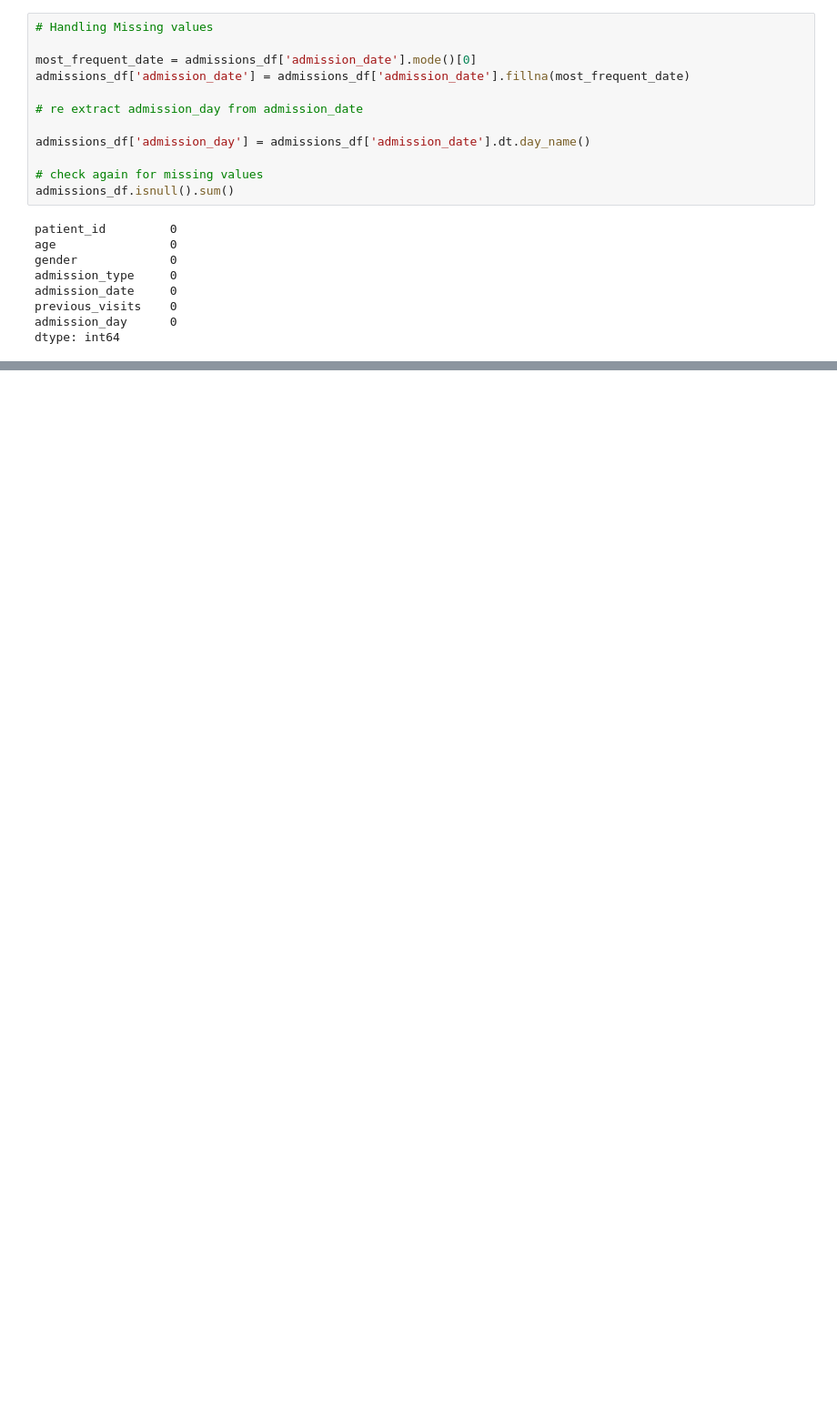
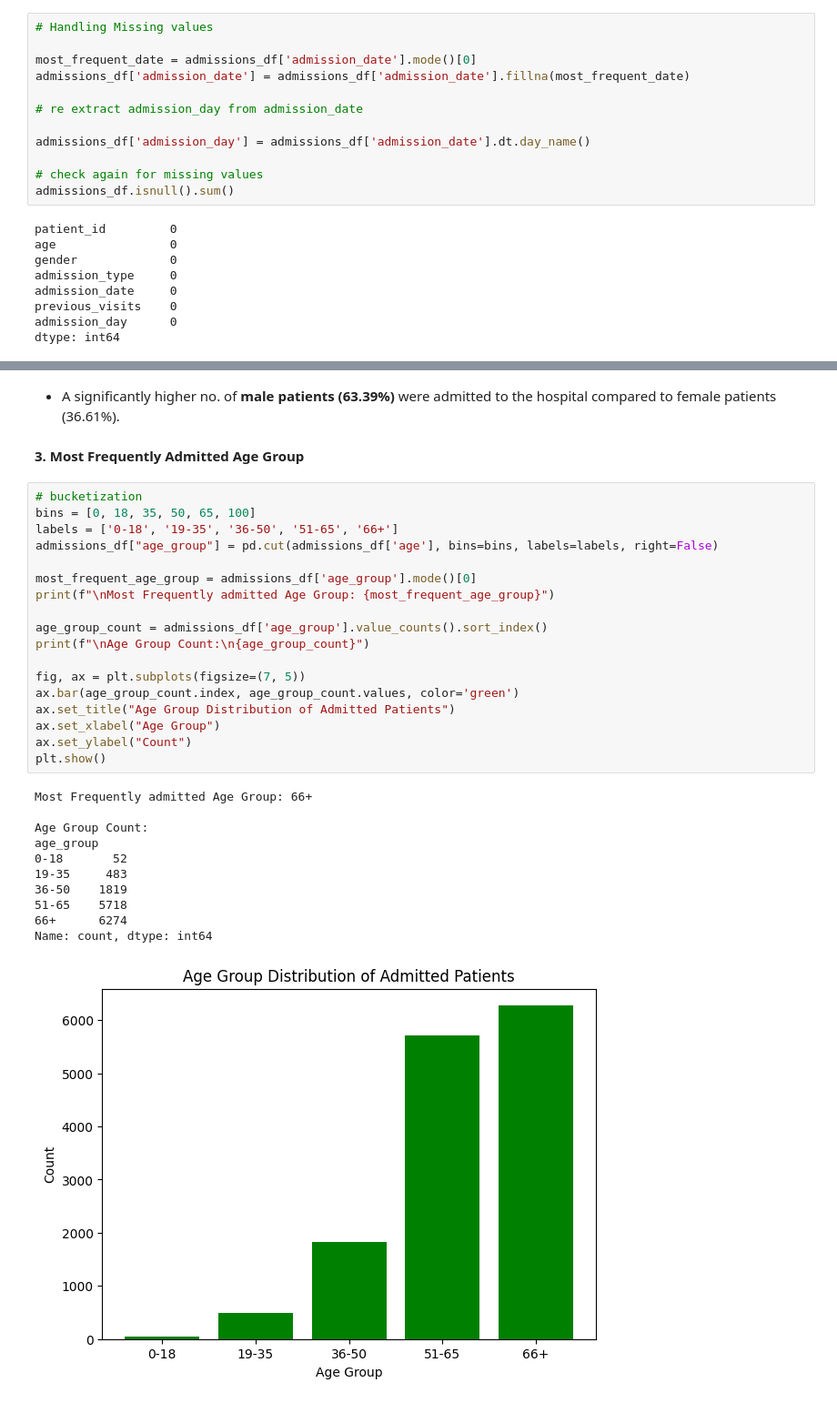
Before and after one commit to mariamkhan04/Hospital-Admission-Analysis---EDA, a Jupyter notebook: EDA.ipynb, the cells around one changed output, grey strips where cells are left out. Shown: that part at 91% size. Drawn from its saved outputs; the diff is of its cells as text; blank space fills up the shorter version.

```diff
--- a/EDA.ipynb
+++ b/EDA.ipynb
@@ -213,0 +265,34 @@ dtype: int64
+# %% [markdown]
+- A significantly higher no. of **male patients (63.39%)** were admitted to the hospital compared to female patients (36.61%).
+# %% [markdown]
+**3. Most Frequently Admitted Age Group**
+# %%
+# bucketization
+bins = [0, 18, 35, 50, 65, 100]
+labels = ['0-18', '19-35', '36-50', '51-65', '66+']
+admissions_df["age_group"] = pd.cut(admissions_df['age'], bins=bins, labels=labels, right=False)
+
+most_frequent_age_group = admissions_df['age_group'].mode()[0]
+print(f"\nMost Frequently admitted Age Group: {most_frequent_age_group}")
+
+age_group_count = admissions_df['age_group'].value_counts().sort_index()
+print(f"\nAge Group Count:\n{age_group_count}")
+
+fig, ax = plt.subplots(figsize=(7, 5))
+ax.bar(age_group_count.index, age_group_count.values, color='green')
+ax.set_title("Age Group Distribution of Admitted Patients")
+ax.set_xlabel("Age Group")
+ax.set_ylabel("Count")
+plt.show()
+# %% [output]
+Most Frequently admitted Age Group: 66+
+
+Age Group Count:
+age_group
+0-18       52
+19-35     483
+36-50    1819
+51-65    5718
+66+      6274
+Name: count, dtype: int64
+[figure, added]
```
Also changed, not shown: parts of 35 cells of this notebook.
